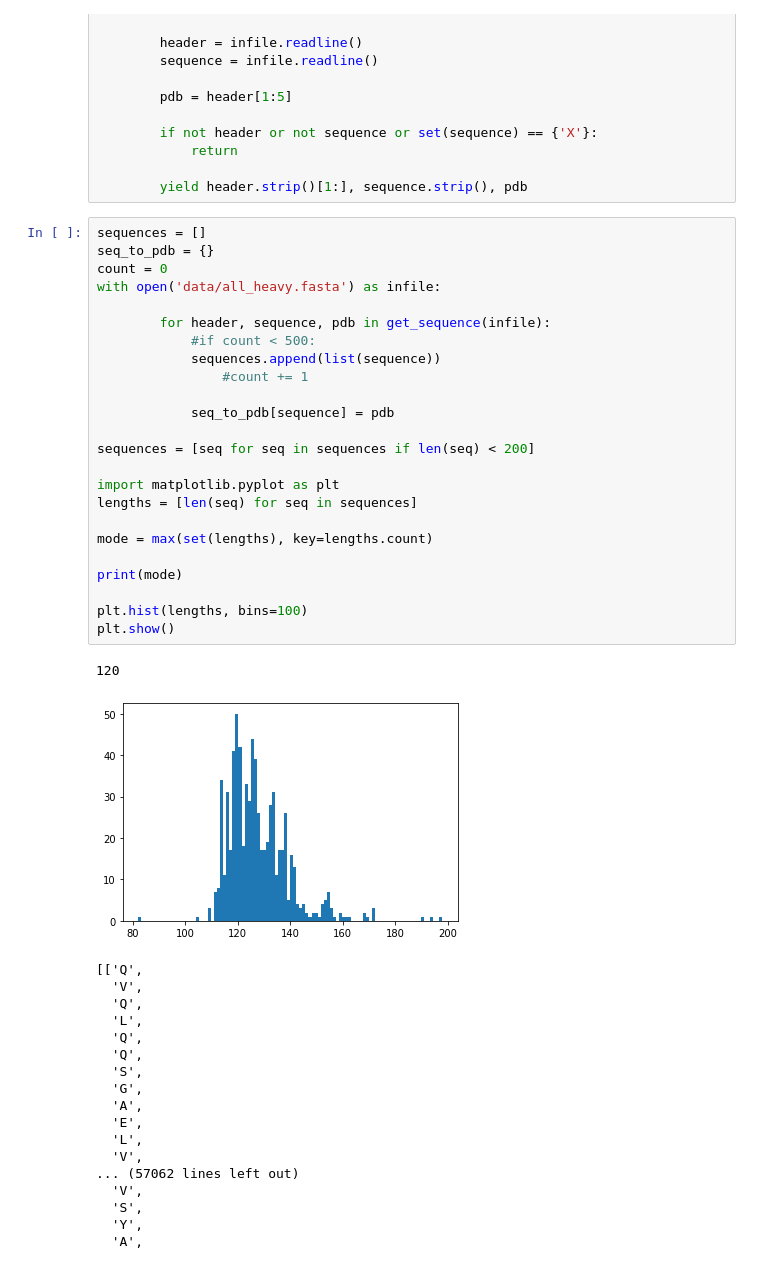
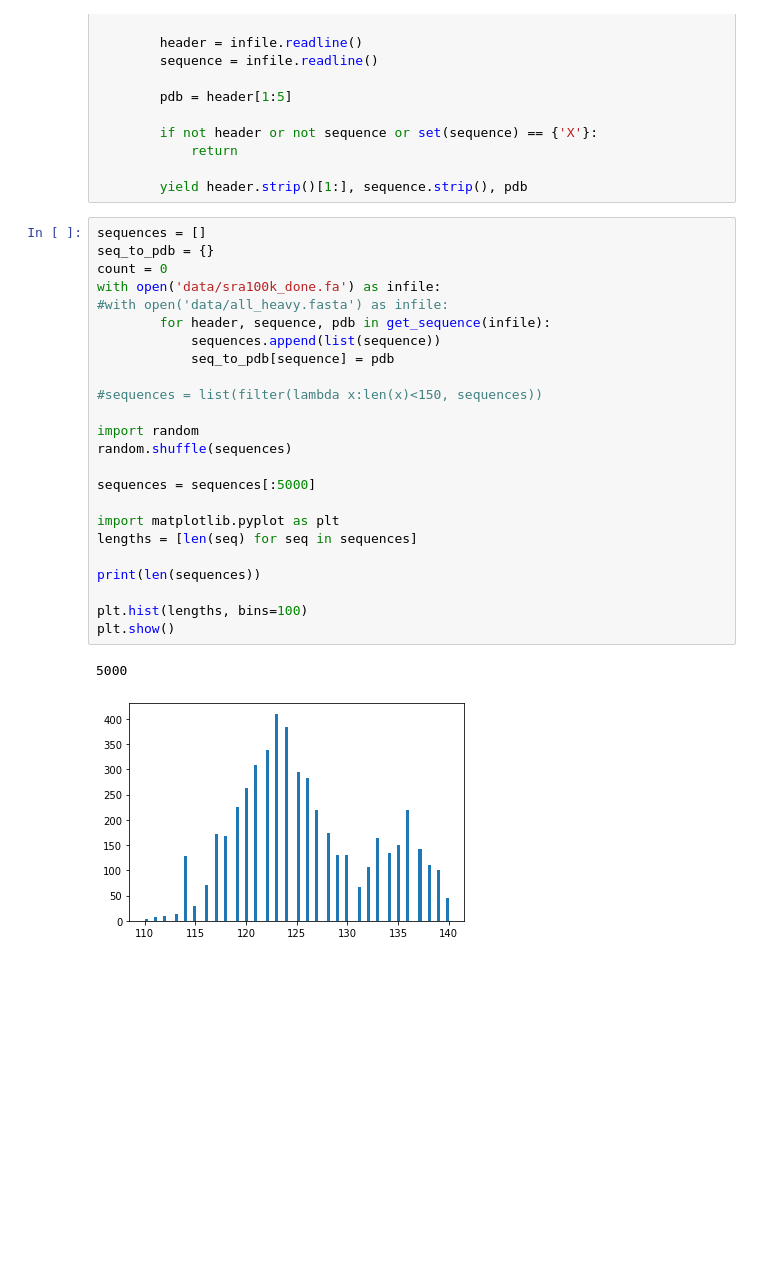
Before and after one commit to claradrachmann/deep_project, a Jupyter notebook: project2_decoder.ipynb, the cells around one changed output. Saved outputs shown, nothing was run; the diff lists cells and outputs as text; blank space fills up the shorter version.

```diff
--- a/project2_decoder.ipynb
+++ b/project2_decoder.ipynb
@@ -24,47 +24,30 @@ def get_sequence(infile):
 # %%
 sequences = []
 seq_to_pdb = {}
 count = 0
-with open('data/all_heavy.fasta') as infile:
-
+with open('data/sra100k_done.fa') as infile:
+#with open('data/all_heavy.fasta') as infile:
         for header, sequence, pdb in get_sequence(infile):
-            #if count < 500:
             sequences.append(list(sequence))
-                #count += 1
-
             seq_to_pdb[sequence] = pdb
 
-sequences = [seq for seq in sequences if len(seq) < 200]
+#sequences = list(filter(lambda x:len(x)<150, sequences))
+
+import random
+random.shuffle(sequences)
+
+sequences = sequences[:5000]
 
 import matplotlib.pyplot as plt
 lengths = [len(seq) for seq in sequences]
 
-mode = max(set(lengths), key=lengths.count)
-
-print(mode)
+print(len(sequences))
 
 plt.hist(lengths, bins=100)
 plt.show()
 # %% [output]
-120
+5000
-[figure, old version]
+[figure, new version]
-[['Q',
-  'V',
-  'Q',
-  'L',
-  'Q',
-  'Q',
-  'S',
-  'G',
-  'A',
-  'E',
-  'L',
-  'V',
-... (57062 lines left out)
-  'V',
-  'S',
-  'Y',
-  'A',
 # %%
 from torch.utils import data
 from random import shuffle
```
Also changed, not shown: parts of 13 cells of this notebook.
